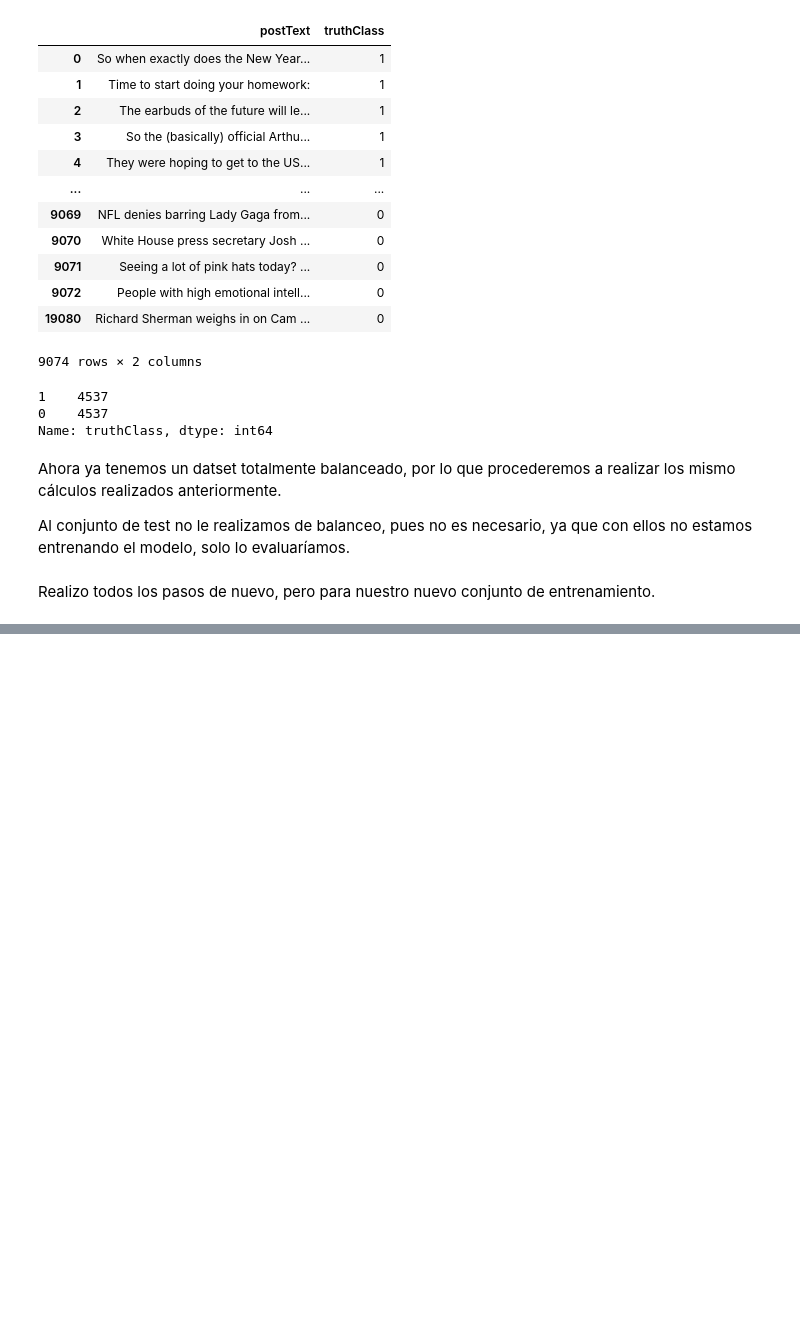
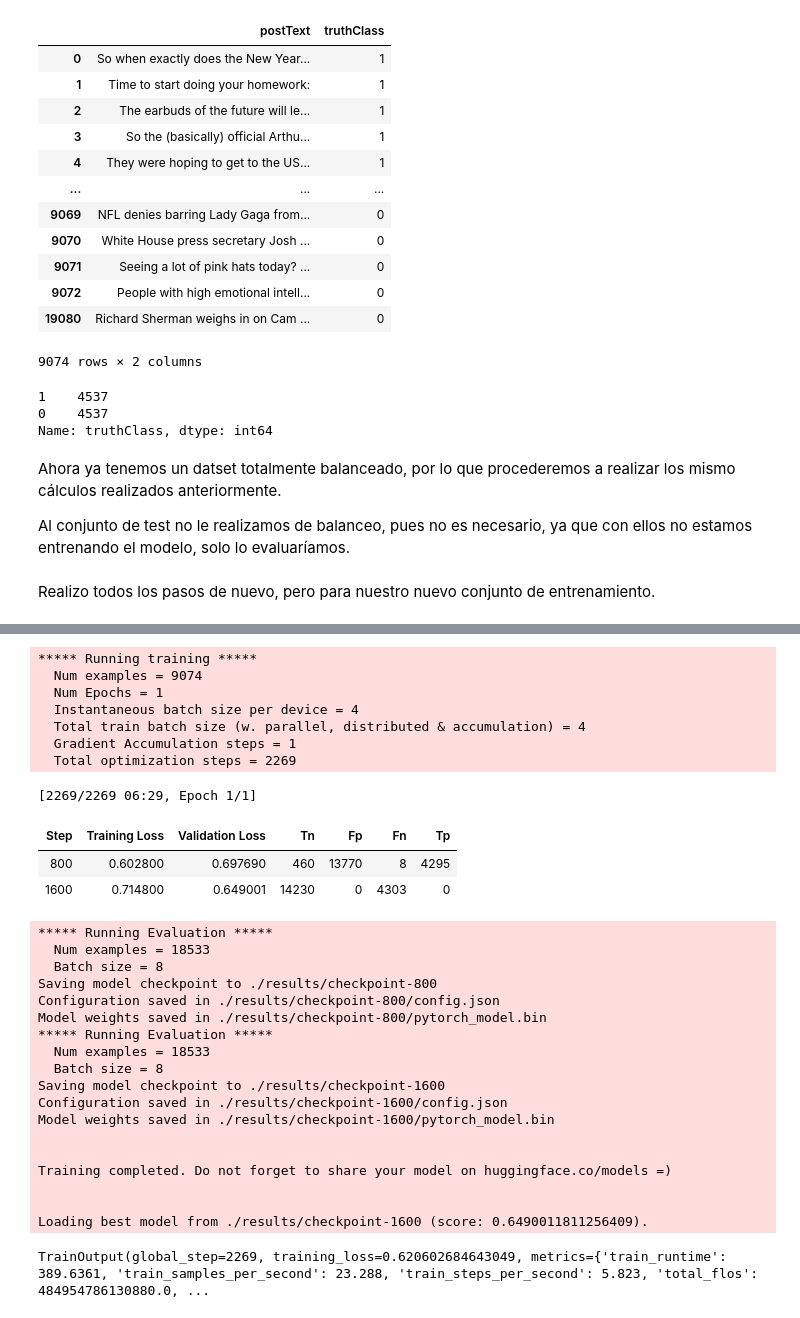
Before and after one commit to VegaMorenoAna/Prueba-Newtral, a Jupyter notebook: AnaVegaMorenoPruebaNewtral.ipynb, the cells around one changed output, grey strips where cells are left out. Cells and saved outputs as stored; diff of their text form; code cells hidden in the pictures; blank space fills up the shorter version.

```diff
--- a/AnaVegaMorenoPruebaNewtral.ipynb
+++ b/AnaVegaMorenoPruebaNewtral.ipynb
@@ -663,0 +832,41 @@ trainer3.evaluate()
+# %%
+trainer7 = Trainer(
+    model=model1,                         # modelo a entrenar
+    args=training_args1,                  # argumentos sobre los que se va a entrenar
+    train_dataset=train_dataset,         # dataset de entrenamiento
+    eval_dataset=valid_dataset,          # dataset de evaluación
+    compute_metrics=matriz_confusion,     # calcula las métricas de intereés
+)
+# %%
+trainer7.train()
+# %% [output]
+***** Running training *****
+  Num examples = 9074
+  Num Epochs = 1
+  Instantaneous batch size per device = 4
+  Total train batch size (w. parallel, distributed & accumulation) = 4
+  Gradient Accumulation steps = 1
+  Total optimization steps = 2269
+[2269/2269 06:29, Epoch 1/1]
+| Step | Training Loss | Validation Loss | Tn | Fp | Fn | Tp |
+| 800 | 0.602800 | 0.697690 | 460 | 13770 | 8 | 4295 |
+| 1600 | 0.714800 | 0.649001 | 14230 | 0 | 4303 | 0 |
+***** Running Evaluation *****
+  Num examples = 18533
+  Batch size = 8
+Saving model checkpoint to ./results/checkpoint-800
+Configuration saved in ./results/checkpoint-800/config.json
+Model weights saved in ./results/checkpoint-800/pytorch_model.bin
+***** Running Evaluation *****
+  Num examples = 18533
+  Batch size = 8
+Saving model checkpoint to ./results/checkpoint-1600
+Configuration saved in ./results/checkpoint-1600/config.json
+Model weights saved in ./results/checkpoint-1600/pytorch_model.bin
+
+
+Training completed. Do not forget to share your model on huggingface.co/models =)
+
+
+Loading best model from ./results/checkpoint-1600 (score: 0.6490011811256409).
+TrainOutput(global_step=2269, training_loss=0.620602684643049, metrics={'train_runtime': 389.6361, 'train_samples_per_second': 23.288, 'train_steps_per_second': 5.823, 'total_flos': 484954786130880.0, ...
```
Also changed, not shown: parts of 37 cells of this notebook.
